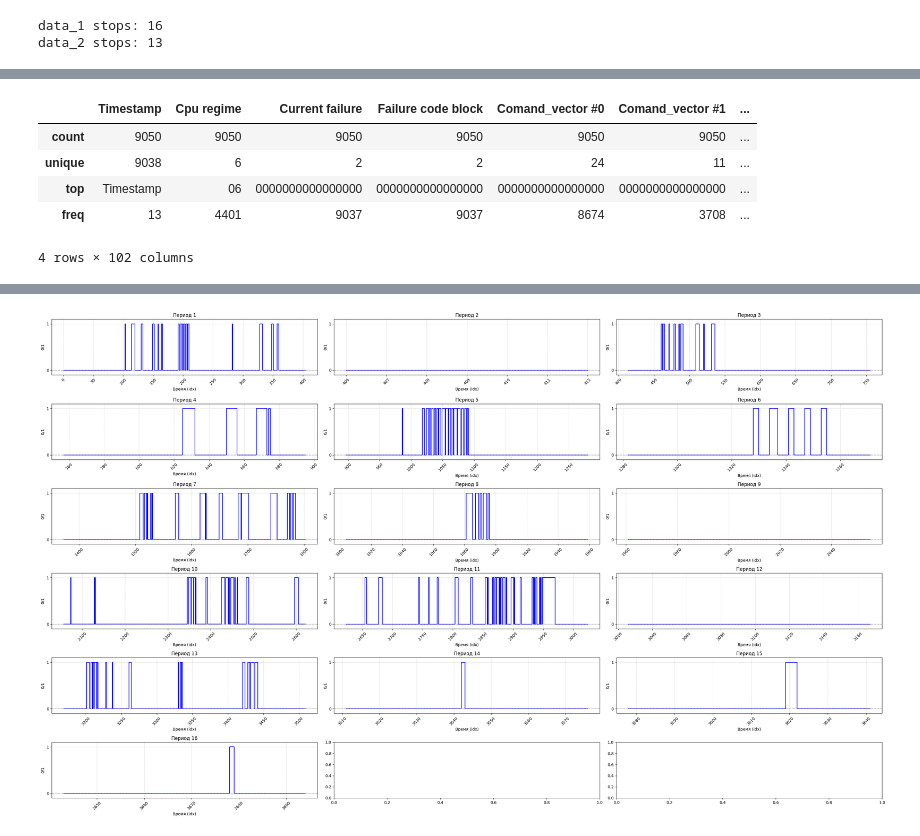
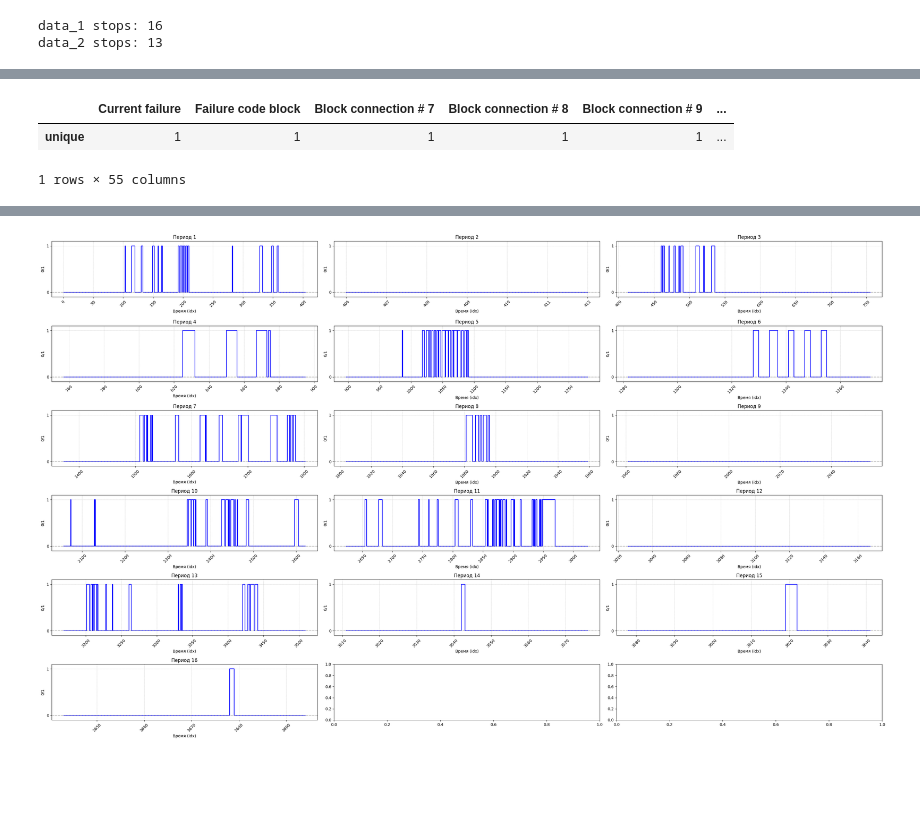
Before and after one commit to Astal2307/PracticeROSAtom, a Jupyter notebook: data_analyze.ipynb, the cells around one changed output, grey strips where cells are left out. Saved outputs shown, nothing was run; the diff lists cells and outputs as text; code cells hidden in the pictures; blank space fills up the shorter version.

```diff
--- a/data_analyze.ipynb
+++ b/data_analyze.ipynb
@@ -50,4 +56,5 @@ print('data_2 stops:', len(data_2[data_2['Timestamp'] == 'Timestamp']))
 data_1 stops: 16
 data_2 stops: 13
 # %%
-data_1.describe()
+described_data_1 = data_1.describe().loc['unique'] - 1
+data_1_one_unique = described_data_1[described_data_1 == 1]
@@ -61,9 +61,9 @@ data_1.describe()
 # %%
-data_2.describe()
+described_data_2 = data_2.describe().loc['unique'] - 1
+data_2_one_unique = described_data_2[described_data_2 == 1]
-# %% [output]
-|  | Timestamp | Cpu regime | Current failure | Failure code block | Comand_vector #0 | Comand_vector #1 | ... |
-| count | 9050 | 9050 | 9050 | 9050 | 9050 | 9050 | ... |
-| unique | 9038 | 6 | 2 | 2 | 24 | 11 | ... |
-| top | Timestamp | 06 | 0000000000000000 | 0000000000000000 | 0000000000000000 | 0000000000000000 | ... |
-| freq | 13 | 4401 | 9037 | 9037 | 8674 | 3708 | ... |
-4 rows × 102 columns
+# %%
+data_1_one_unique.to_frame().T
+# %% [output]
+|  | Current failure | Failure code block | Block connection # 7 | Block connection # 8 | Block connection # 9 | ... |
+| unique | 1 | 1 | 1 | 1 | 1 | ... |
+1 rows × 55 columns
```
Also changed, not shown: parts of 53 cells of this notebook, 3 other files.
